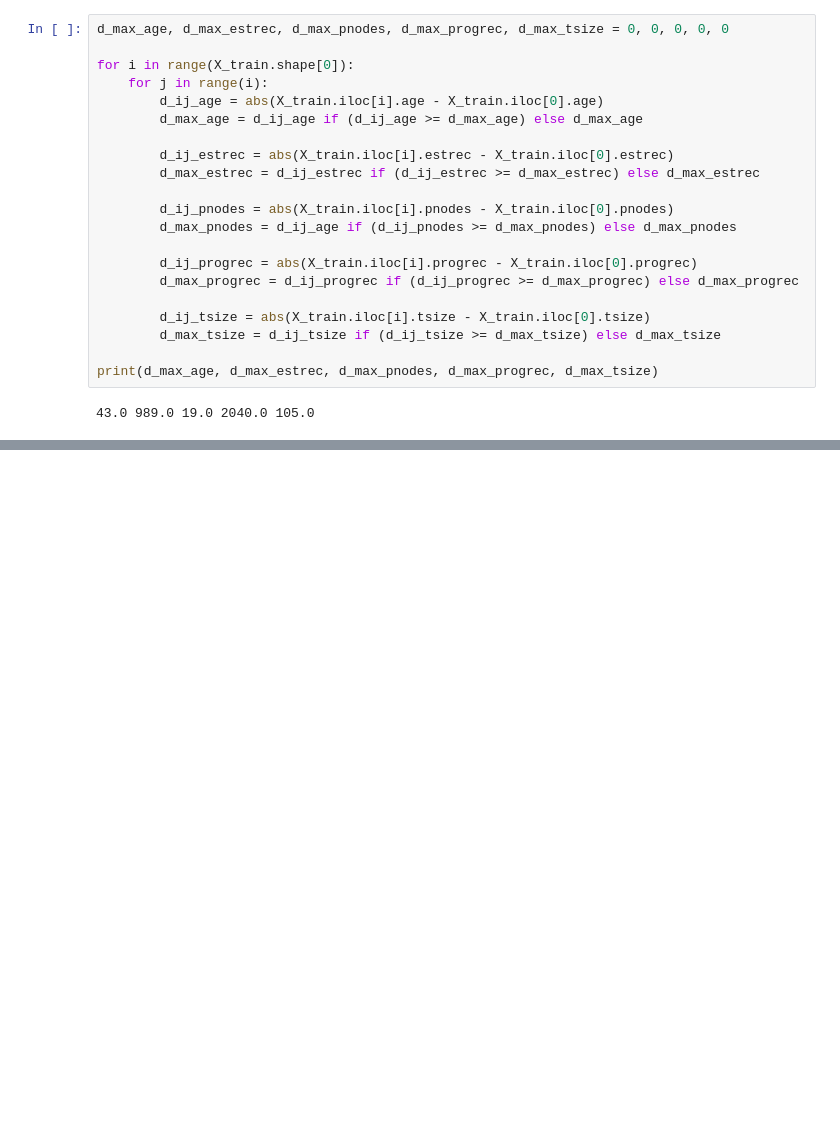
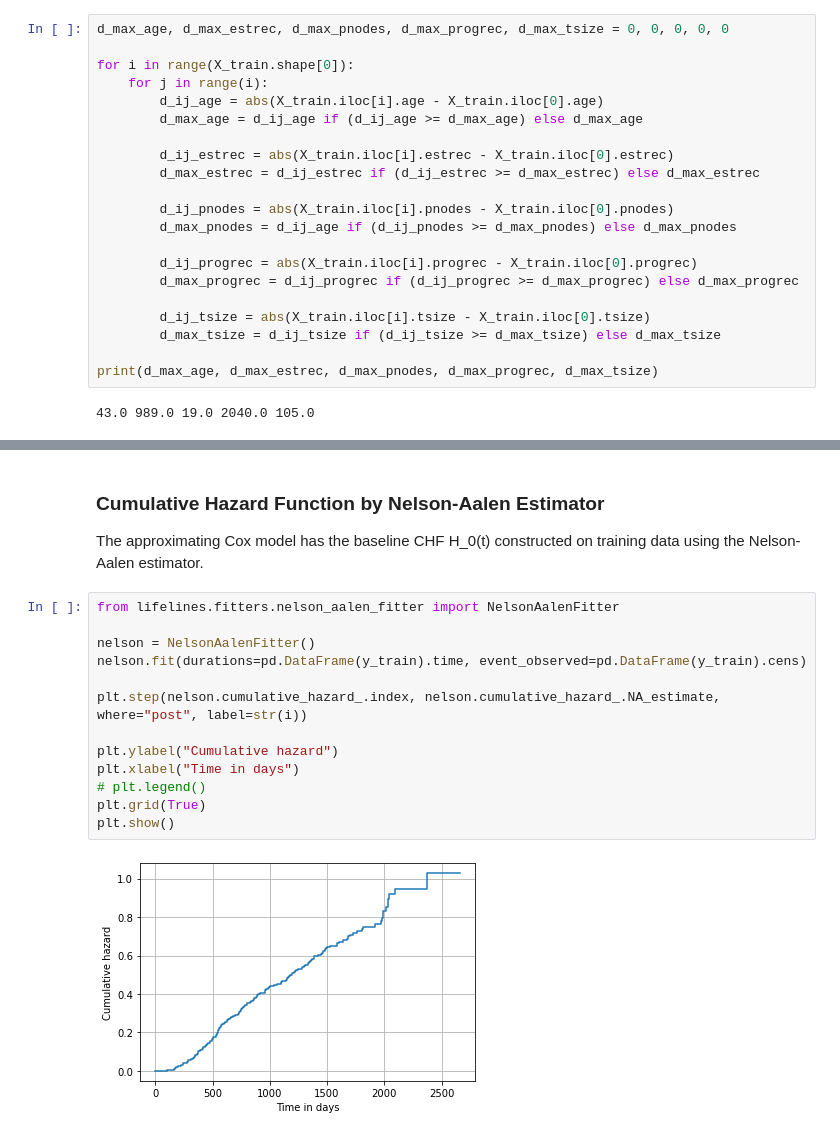
Before and after one commit to jiaxiang-cheng/PyTorch-SurvNAM, a Jupyter notebook: generate_points.ipynb, the cells around one changed output, grey strips where cells are left out. Cells and saved outputs as stored; diff of their text form; blank space fills up the shorter version.

```diff
--- a/generate_points.ipynb
+++ b/generate_points.ipynb
@@ -224,0 +276,18 @@ print(df_input)
+# %% [markdown]
+### Cumulative Hazard Function by Nelson-Aalen Estimator
+The approximating Cox model has the baseline CHF H_0(t) constructed on training data using the Nelson-Aalen estimator.
+# %%
+from lifelines.fitters.nelson_aalen_fitter import NelsonAalenFitter
+
+nelson = NelsonAalenFitter()
+nelson.fit(durations=pd.DataFrame(y_train).time, event_observed=pd.DataFrame(y_train).cens)
+
+plt.step(nelson.cumulative_hazard_.index, nelson.cumulative_hazard_.NA_estimate, where="post", label=str(i))
+
+plt.ylabel("Cumulative hazard")
+plt.xlabel("Time in days")
+# plt.legend()
+plt.grid(True)
+plt.show()
+# %% [output]
+[figure, added]
```
Also changed, not shown: parts of 5 cells of this notebook.
